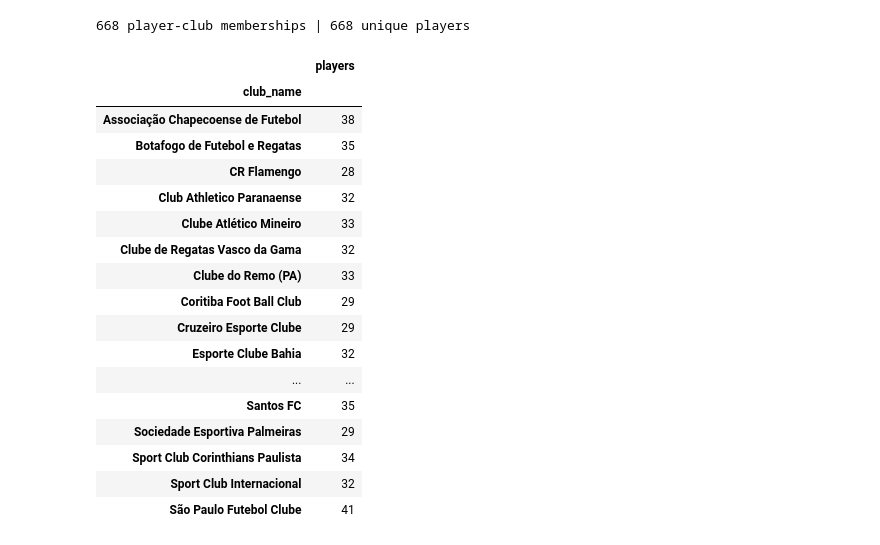
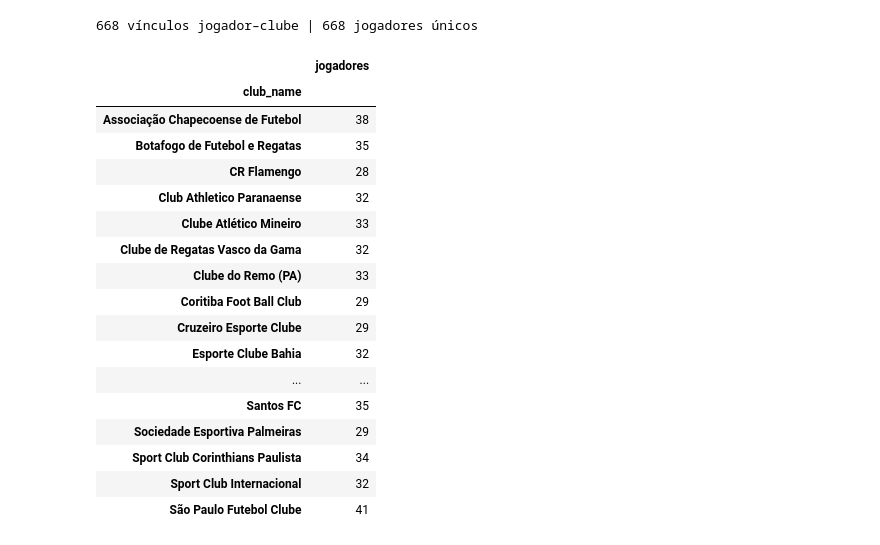
Before and after one commit to gcarbs1/brazilian-league-2026-player-birthplaces, a Jupyter notebook: notebooks/00-data_collection.ipynb, the cells around one changed output. Saved outputs shown, nothing was run; the diff lists cells and outputs as text; code cells hidden in the pictures.

```diff
--- a/notebooks/00-data_collection.ipynb
+++ b/notebooks/00-data_collection.ipynb
@@ -49,10 +68,12 @@ Every successful response is saved as compressed JSON with its source URL and re
 # %%
 def read_cache(path: Path) -> dict[str, Any]:
+    """Lê uma resposta salva em JSON compactado."""
     with gzip.open(path, "rt", encoding="utf-8") as handle:
         return json.load(handle)
 
 
 def write_cache(path: Path, record: dict[str, Any]) -> None:
+    """Grava a resposta em arquivo temporário e o renomeia, para não deixar cache pela metade."""
     temporary = path.with_suffix(path.suffix + ".tmp")
     with gzip.open(temporary, "wt", encoding="utf-8") as handle:
         json.dump(record, handle, ensure_ascii=False)
@@ -66,6 +87,7 @@ def api_get(
     params: list[tuple[str, Any]] | dict[str, Any] | None = None,
     refresh: bool = REFRESH_RAW,
 ) -> dict[str, Any] | list[Any]:
+    """Retorna `data` da resposta; usa o cache e só baixa o que estiver ausente."""
     global _last_request_at
     cache_path = CACHE / f"{cache_name}.json.gz"
     if cache_path.exists() and not refresh:
@@ -74,6 +96,7 @@ def api_get(
     url = f"{API_BASE}{path}"
     last_error: Exception | None = None
     for attempt in range(MAX_RETRIES):
+        # Respeita a pausa mínima entre requisições.
         wait = REQUEST_INTERVAL - (time.monotonic() - _last_request_at)
         if wait > 0:
             time.sleep(wait)
@@ -81,13 +104,13 @@ def api_get(
             response = SESSION.get(url, params=params, timeout=REQUEST_TIMEOUT)
             _last_request_at = time.monotonic()
             if response.headers.get("x-amzn-waf-action") or response.status_code == 202:
-                raise RuntimeError("Transfermarkt WAF challenge")
+                raise RuntimeError("Desafio WAF do Transfermarkt")
             if response.status_code == 429 or response.status_code >= 500:
-                raise requests.HTTPError(f"retryable status {response.status_code}", response=response)
+                raise requests.HTTPError(f"status {response.status_code} permite nova tentativa", response=response)
             response.raise_for_status()
             payload = response.json()
             if not isinstance(payload, dict) or not payload.get("success") or "data" not in payload:
-                raise ValueError("Unexpected Transfermarkt JSON response")
+                raise ValueError("Resposta JSON inesperada do Transfermarkt")
             record = {
                 "source_url": response.url,
                 "fetched_at_utc": datetime.now(timezone.utc).isoformat(),
@@ -98,5 +121,5 @@ def api_get(
         except (requests.RequestException, ValueError, RuntimeError) as exc:
             last_error = exc
             if attempt + 1 < MAX_RETRIES:
-                time.sleep(min(30, 2 ** attempt))
-    raise RuntimeError(f"Transfermarkt request failed after {MAX_RETRIES} attempts: {url}") from last_error
+                time.sleep(min(30, 2 ** attempt))  # espera exponencial
+    raise RuntimeError(f"Falha na requisição ao Transfermarkt após {MAX_RETRIES} tentativas: {url}") from last_error
@@ -175,37 +199,37 @@ The squad endpoint is collected once per club. A player may have more than one c
 # %%
 membership_rows: list[dict[str, Any]] = []
-for club in tqdm(clubs.itertuples(index=False), total=len(clubs), desc="Club squads"):
+for club in tqdm(clubs.itertuples(index=False), total=len(clubs), desc="Elencos dos clubes"):
     squad = api_get(
         f"/club/{club.club_id}/squad",
         params={"season": SEASON_ID},
         cache_name=f"club_{club.club_id}_squad_season_{SEASON_ID}",
     )
     for member in squad.get("squad", []):
         membership_rows.append({
             "season": int(SEASON_LABEL),
             "transfermarkt_season_id": SEASON_ID,
             "competition_id": COMPETITION_ID,
             "club_id": club.club_id,
             "club_name": club.club_name,
             "player_id": str(member["playerId"]),
             "shirt_number": member.get("shirtNumber"),
             "is_captain": member.get("isCaptain"),
             "membership_type": member.get("type"),
         })
 
 memberships = (
     pd.DataFrame(membership_rows)
     .drop_duplicates(["club_id", "player_id"])
     .sort_values(["club_name", "shirt_number", "player_id"], na_position="last")
     .reset_index(drop=True)
 )
-assert memberships.club_id.nunique() == 20, "A participating club has no squad data"
-assert memberships.player_id.nunique() >= 400, "Unexpectedly small player universe"
-print(f"{len(memberships):,} player-club memberships | {memberships.player_id.nunique():,} unique players")
-display(memberships.groupby("club_name").size().rename("players").to_frame())
+assert memberships.club_id.nunique() == 20, "Um clube participante está sem dados de elenco"
+assert memberships.player_id.nunique() >= 400, "Universo de jogadores menor que o esperado"
+print(f"{len(memberships):,} vínculos jogador–clube | {memberships.player_id.nunique():,} jogadores únicos")
+display(memberships.groupby("club_name").size().rename("jogadores").to_frame())
 # %% [output]
-668 player-club memberships | 668 unique players
+668 vínculos jogador–clube | 668 jogadores únicos
-|  | players |
+|  | jogadores |
 | club_name |  |
 | Associação Chapecoense de Futebol | 38 |
 | Botafogo de Futebol e Regatas | 35 |
```
Also changed, not shown: parts of 18 cells of this notebook, 8 other files.
